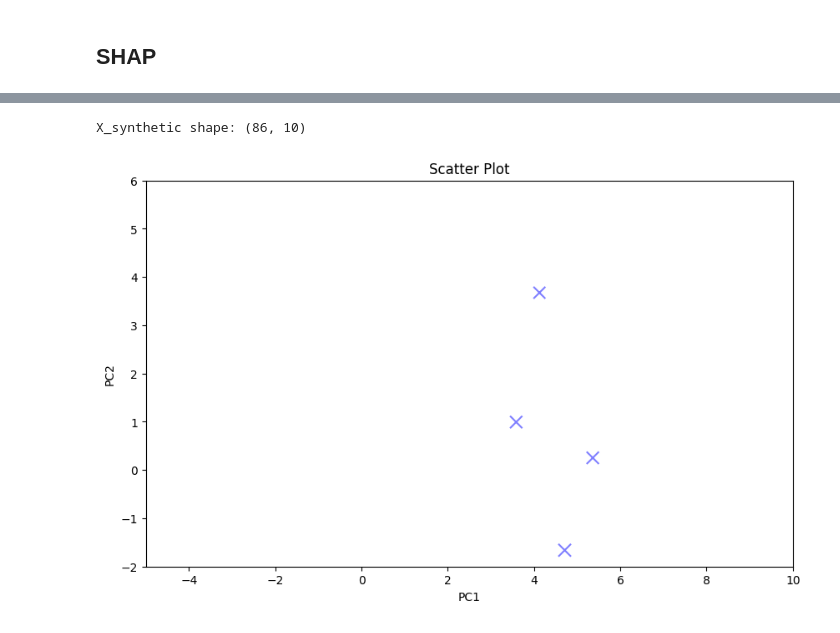
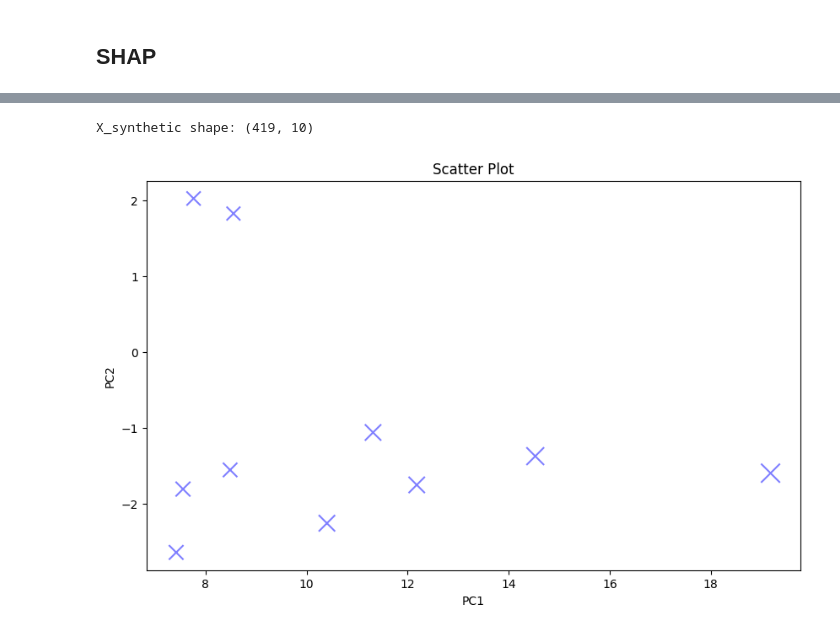
Before and after one commit to costasmexis/straindesign, a Jupyter notebook: limonene_analysis.ipynb, the cells around one changed output, grey strips where cells are left out. Saved outputs shown, nothing was run; the diff lists cells and outputs as text; code cells hidden in the pictures.

```diff
--- a/limonene_analysis.ipynb
+++ b/limonene_analysis.ipynb
@@ -234,0 +349,32 @@ AVG(MAE) = 13.365324335054073
+# %%
+import sklearn
+
+model = Sequential()
+model.add(Dense(21, activation='relu', input_shape=(X_train.shape[1],)))
+model.add(Dropout(0.13))
+model.add(Dense(103, activation='relu'))
+model.add(Dropout(0.13))
+model.add(Dense(26, activation='relu'))
+model.add(Dropout(0.13))
+model.add(Dense(1, activation='linear'))
+
+model.compile(optimizer=tf.keras.optimizers.Adam(learning_rate=0.0097),
+              loss='mean_squared_error')
+
+model.fit(X_train, y_train, epochs=100, batch_size=32, verbose=0)
+
+# Cross validation with the best ANN model
+from sklearn.model_selection import KFold
+
+kf = KFold(n_splits=5, shuffle=True, random_state=42)
+scores = []
+
+for train_index, test_index in kf.split(X_train):
+    X_train_kf, X_test_kf = X_train.iloc[train_index], X_train.iloc[test_index]
+    y_train_kf, y_test_kf = y_train.iloc[train_index], y_train.iloc[test_index]
+    model.fit(X_train_kf, y_train_kf, epochs=100, batch_size=32, verbose=0)
+    y_pred = model.predict(X_test_kf)
+    mae = sklearn.metrics.mean_absolute_error(y_test_kf, y_pred)
+    scores.append(mae)
+
+print(f'AVG(MSE) = {np.abs(np.array(scores).mean())}')
@@ -256,34 +409,34 @@ X_synthetic = pd.DataFrame()
 for col in X_train.columns:
     dist = distfit()
     dist.fit_transform(X_train[col].values, verbose=0)
-    X_synthetic[col] = dist.generate(n=100)  # Produce synthetic data from the given distribution fitted by distfit
+    X_synthetic[col] = dist.generate(n=500)  # Produce synthetic data from the given distribution fitted by distfit
 
 # Drop rows with negative values
 X_synthetic = X_synthetic[(X_synthetic > 0).all(axis=1)]
 X_synthetic['Limonene'] = best_svr.predict(X_synthetic)
 print(f'X_synthetic shape: {X_synthetic.shape}')
 # %% [output]
-X_synthetic shape: (86, 10)
+X_synthetic shape: (419, 10)
 # %%
 X_synthetic.sort_values(by='Limonene', ascending=False, inplace=True)
 # Rearrage columns based on df columns
 X_synthetic = X_synthetic[df.columns]
 X_synthetic_pca = pca.transform(X_synthetic.drop('Limonene', axis=1))
 X_synthetic_pca = pd.DataFrame(X_synthetic_pca)
 
 # Keep only first N rows
-N = 5
-X_synthetic_pca = X_synthetic_pca.head(5)
-X_synthetic = X_synthetic.head(5)
+N = 10
+X_synthetic_pca = X_synthetic_pca.head(N)
+X_synthetic = X_synthetic.head(N)
 
 # Plot synthetic data
 plt.figure(figsize=(10, 6))
 plt.scatter(X_synthetic_pca[0], X_synthetic_pca[1], s=X_synthetic['Limonene']*2, color='blue', marker='x', alpha=0.5)
-plt.xlim([-5, 10])
-plt.ylim([-2, 6])
+# plt.xlim([-5, 10])
+# plt.ylim([-2, 6])
 plt.xlabel('PC1')
 plt.ylabel('PC2')
 plt.title('Scatter Plot')
 plt.show()
 # %% [output]
-[figure, old version]
+[figure, new version]
```
Also changed, not shown: parts of 9 cells of this notebook.
